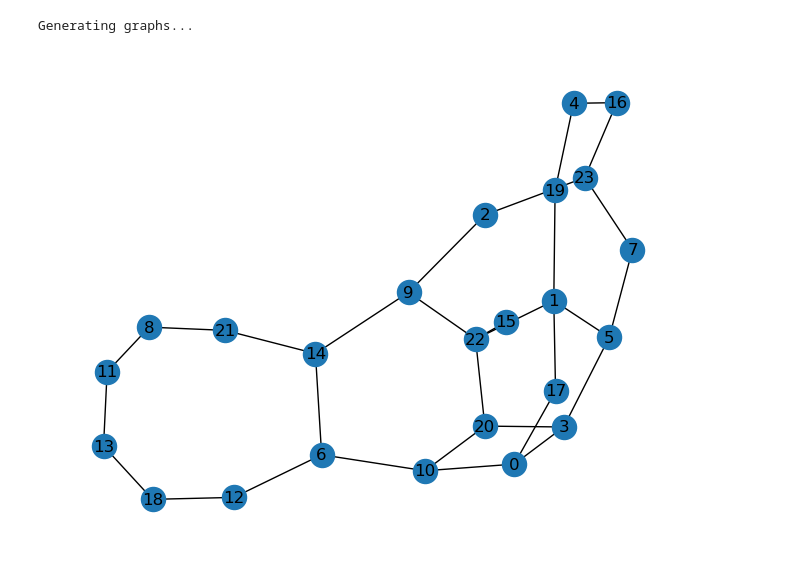
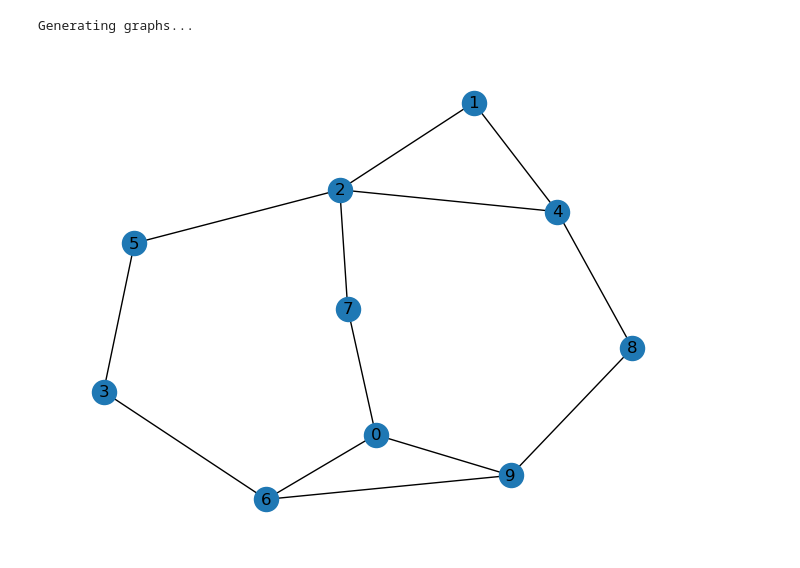
Before and after one commit to jrr6/deepham, a Jupyter notebook: datagen.ipynb, the cells around one changed output. Cells and saved outputs as stored; diff of their text form; code cells hidden in the pictures.

```diff
--- a/datagen.ipynb
+++ b/datagen.ipynb
@@ -30,6 +30,6 @@ Generating graphs...
 # %%
 # Load dataset
 graphs = load_corpus('data')
-nx.draw(torch_geometric.utils.to_networkx(graphs[38], to_undirected=True), with_labels=True)
+nx.draw_kamada_kawai(torch_geometric.utils.to_networkx(graphs[1], to_undirected=True), with_labels=True)
 # %% [output]
-[figure, old version]
+[figure, new version]
```
Also changed, not shown: parts of 3 cells of this notebook, 4 other files.
